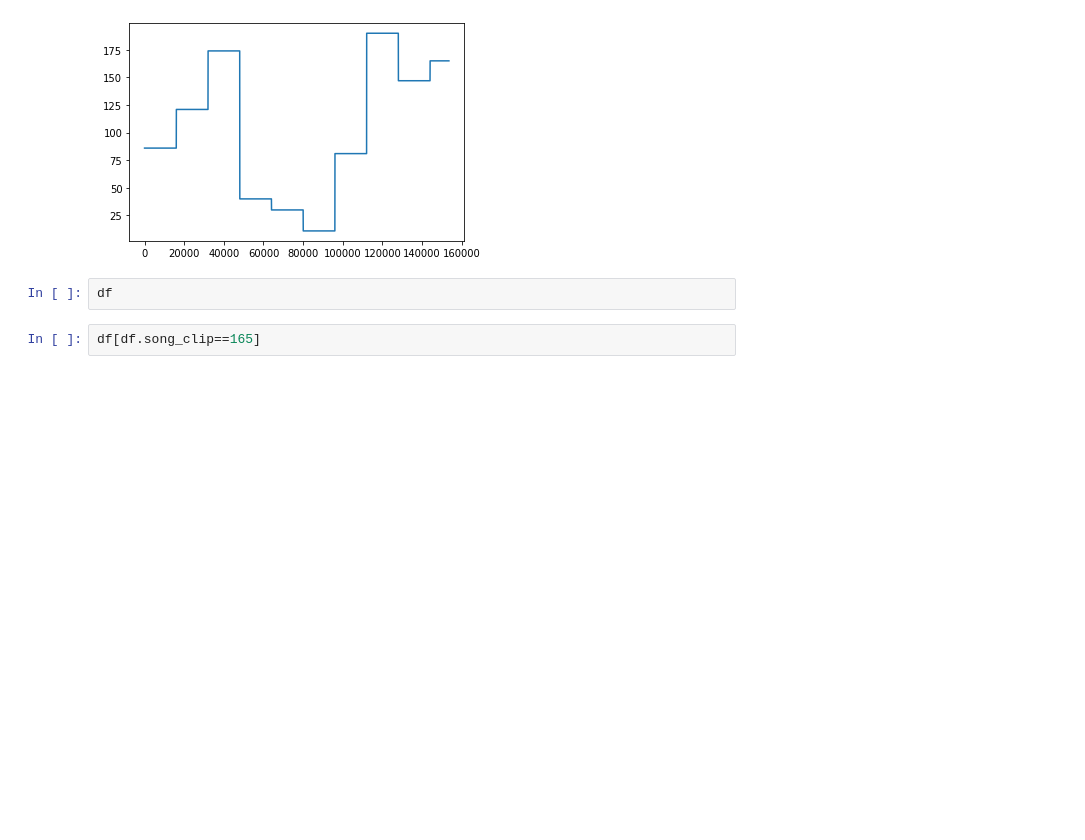
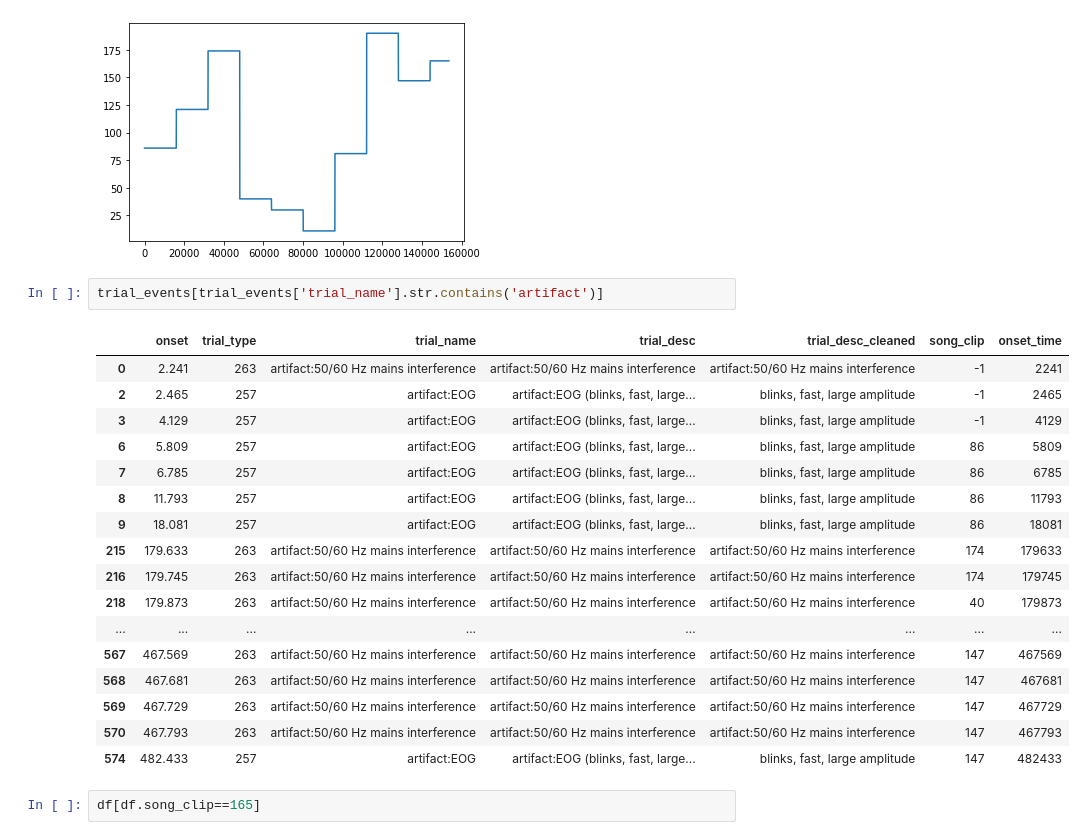
Before and after one commit to Ben243/COGS189-final-project, a Jupyter notebook: responses.ipynb, the cells around one changed output. Drawn from its saved outputs; the diff is of its cells as text; blank space fills up the shorter version.

```diff
--- a/responses.ipynb
+++ b/responses.ipynb
@@ -267,8 +267,26 @@ df.song_clip.plot() # YES THIS IS IT THIS IS WHAT I WANT
 # %% [output]
 <AxesSubplot:>
 [figure]
-# %%
-df
+# %%
+trial_events[trial_events['trial_name'].str.contains('artifact')]
+# %% [output]
+|  | onset | trial_type | trial_name | trial_desc | trial_desc_cleaned | song_clip | onset_time |
+| 0 | 2.241 | 263 | artifact:50/60 Hz mains interference | artifact:50/60 Hz mains interference | artifact:50/60 Hz mains interference | -1 | 2241 |
+| 2 | 2.465 | 257 | artifact:EOG | artifact:EOG (blinks, fast, large... | blinks, fast, large amplitude | -1 | 2465 |
+| 3 | 4.129 | 257 | artifact:EOG | artifact:EOG (blinks, fast, large... | blinks, fast, large amplitude | -1 | 4129 |
+| 6 | 5.809 | 257 | artifact:EOG | artifact:EOG (blinks, fast, large... | blinks, fast, large amplitude | 86 | 5809 |
+| 7 | 6.785 | 257 | artifact:EOG | artifact:EOG (blinks, fast, large... | blinks, fast, large amplitude | 86 | 6785 |
+| 8 | 11.793 | 257 | artifact:EOG | artifact:EOG (blinks, fast, large... | blinks, fast, large amplitude | 86 | 11793 |
+| 9 | 18.081 | 257 | artifact:EOG | artifact:EOG (blinks, fast, large... | blinks, fast, large amplitude | 86 | 18081 |
+| 215 | 179.633 | 263 | artifact:50/60 Hz mains interference | artifact:50/60 Hz mains interference | artifact:50/60 Hz mains interference | 174 | 179633 |
+| 216 | 179.745 | 263 | artifact:50/60 Hz mains interference | artifact:50/60 Hz mains interference | artifact:50/60 Hz mains interference | 174 | 179745 |
+| 218 | 179.873 | 263 | artifact:50/60 Hz mains interference | artifact:50/60 Hz mains interference | artifact:50/60 Hz mains interference | 40 | 179873 |
+| ... | ... | ... | ... | ... | ... | ... | ... |
+| 567 | 467.569 | 263 | artifact:50/60 Hz mains interference | artifact:50/60 Hz mains interference | artifact:50/60 Hz mains interference | 147 | 467569 |
+| 568 | 467.681 | 263 | artifact:50/60 Hz mains interference | artifact:50/60 Hz mains interference | artifact:50/60 Hz mains interference | 147 | 467681 |
+| 569 | 467.729 | 263 | artifact:50/60 Hz mains interference | artifact:50/60 Hz mains interference | artifact:50/60 Hz mains interference | 147 | 467729 |
+| 570 | 467.793 | 263 | artifact:50/60 Hz mains interference | artifact:50/60 Hz mains interference | artifact:50/60 Hz mains interference | 147 | 467793 |
+| 574 | 482.433 | 257 | artifact:EOG | artifact:EOG (blinks, fast, large... | blinks, fast, large amplitude | 147 | 482433 |
 # %%
 df[df.song_clip==165]
 # %% [output]
```
Also changed, not shown: parts of 3 cells of this notebook.
